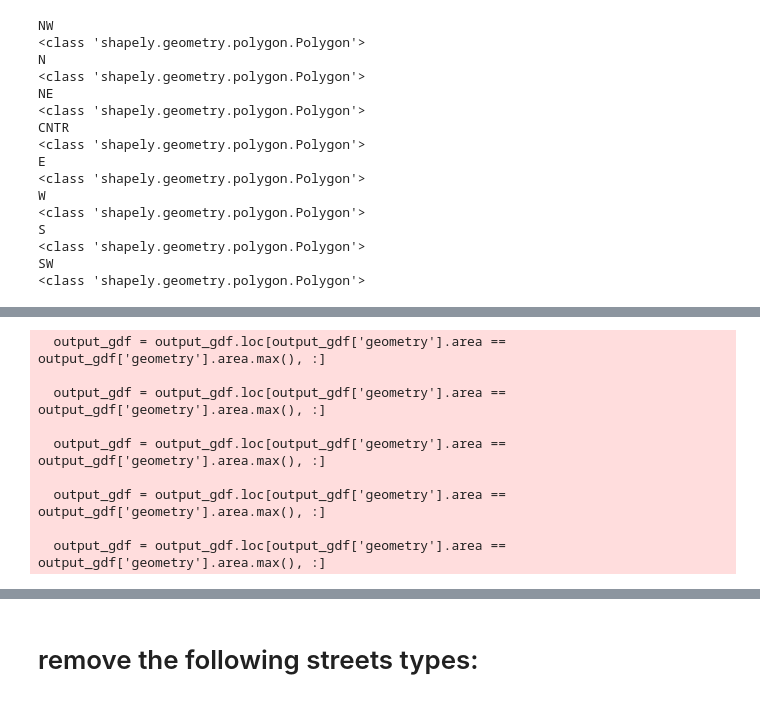
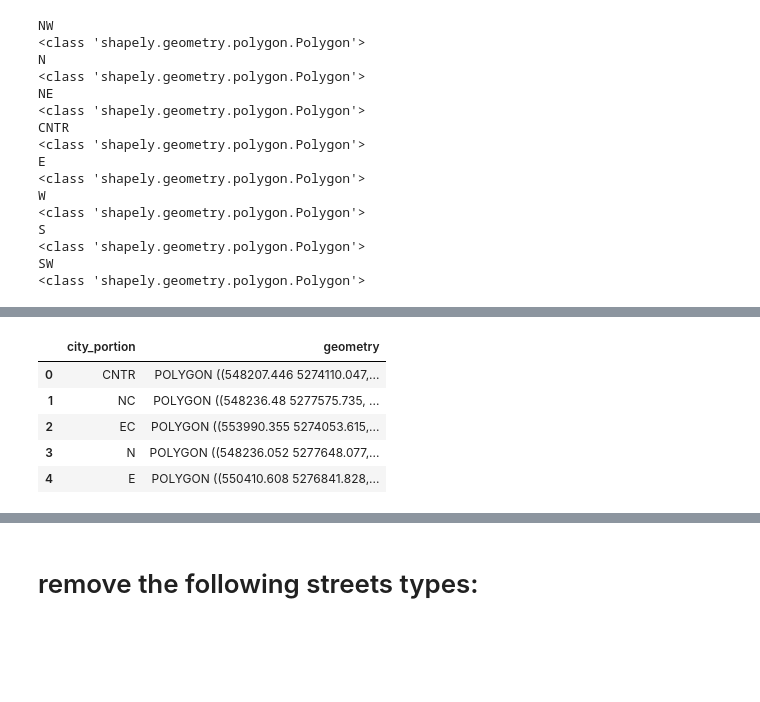
Before and after one commit to mike-babb/seattle_streets, a Jupyter notebook: code/step_02_export_nodes_seattle_streets.ipynb, the cells around one changed output, grey strips where cells are left out. Saved outputs shown, nothing was run; the diff lists cells and outputs as text; code cells hidden in the pictures; blank space fills up the shorter version.

```diff
--- a/code/step_02_export_nodes_seattle_streets.ipynb
+++ b/code/step_02_export_nodes_seattle_streets.ipynb
@@ -384,22 +401,21 @@ def build_output_gdf(geom:shapely.geometry, crs = 'epsg:4326'):
-# %%
-# let's get the largest geometry
-c_geom_gdf = build_output_gdf(geom = c_geom)
-nc_geom_gdf = build_output_gdf(geom = nc_geom)
-ec_geom_gdf = build_output_gdf(geom = ec_geom)
-
-# the difference parts
-nc_diff_geom_gdf = build_output_gdf(geom = nc_diff_geom)
-ec_diff_geom_gdf = build_output_gdf(geom = ec_diff_geom)
-# %% [output]
-  output_gdf = output_gdf.loc[output_gdf['geometry'].area == output_gdf['geometry'].area.max(), :]
-
-  output_gdf = output_gdf.loc[output_gdf['geometry'].area == output_gdf['geometry'].area.max(), :]
-
-  output_gdf = output_gdf.loc[output_gdf['geometry'].area == output_gdf['geometry'].area.max(), :]
-
-  output_gdf = output_gdf.loc[output_gdf['geometry'].area == output_gdf['geometry'].area.max(), :]
-
-  output_gdf = output_gdf.loc[output_gdf['geometry'].area == output_gdf['geometry'].area.max(), :]
+# %%
+# gather and create a geodataframe
+geom_list = [c_geom, nc_geom, ec_geom, nc_diff_geom, ec_diff_geom]
+data_list = ['CNTR', 'NC', 'EC', 'N', 'E']
+mod_gdf = gpd.GeoDataFrame(data = {'city_portion':data_list},
+                           geometry = geom_list, crs = 32610)
+# %%
+# clean up the geometries
+mod_gdf = keep_largest_geometry(gdf = mod_gdf, group_col_names=['city_portion'])
+# %%
+mod_gdf.head()
+# %% [output]
+|  | city_portion | geometry |
+| 0 | CNTR | POLYGON ((548207.446 5274110.047,... |
+| 1 | NC | POLYGON ((548236.48 5277575.735, ... |
+| 2 | EC | POLYGON ((553990.355 5274053.615,... |
+| 3 | N | POLYGON ((548236.052 5277648.077,... |
+| 4 | E | POLYGON ((550410.608 5276841.828,... |
 # %%
 # add them to the other geodataframe with the good geometry:
 p_gdf.head()
```
Also changed, not shown: parts of 45 cells of this notebook, 1 other file.
